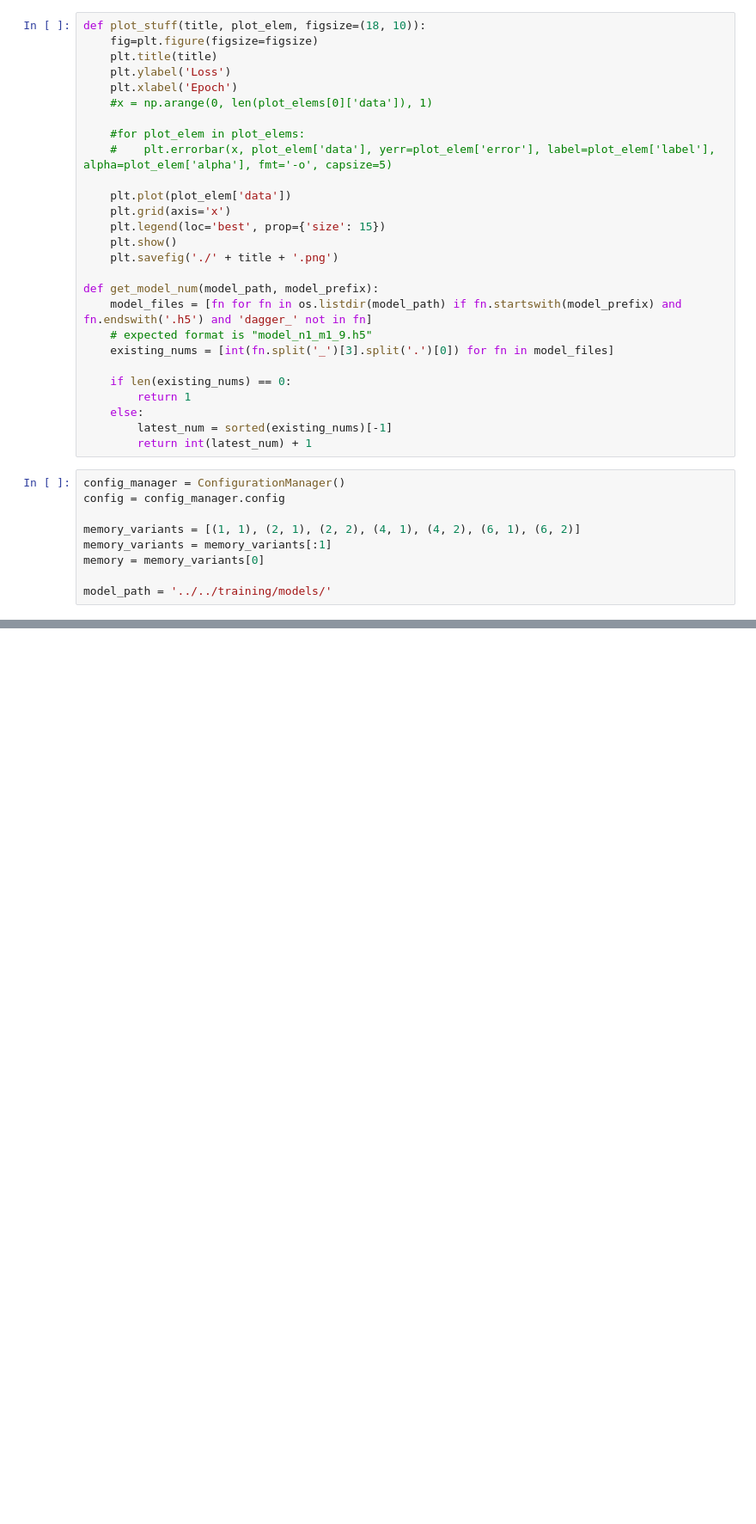
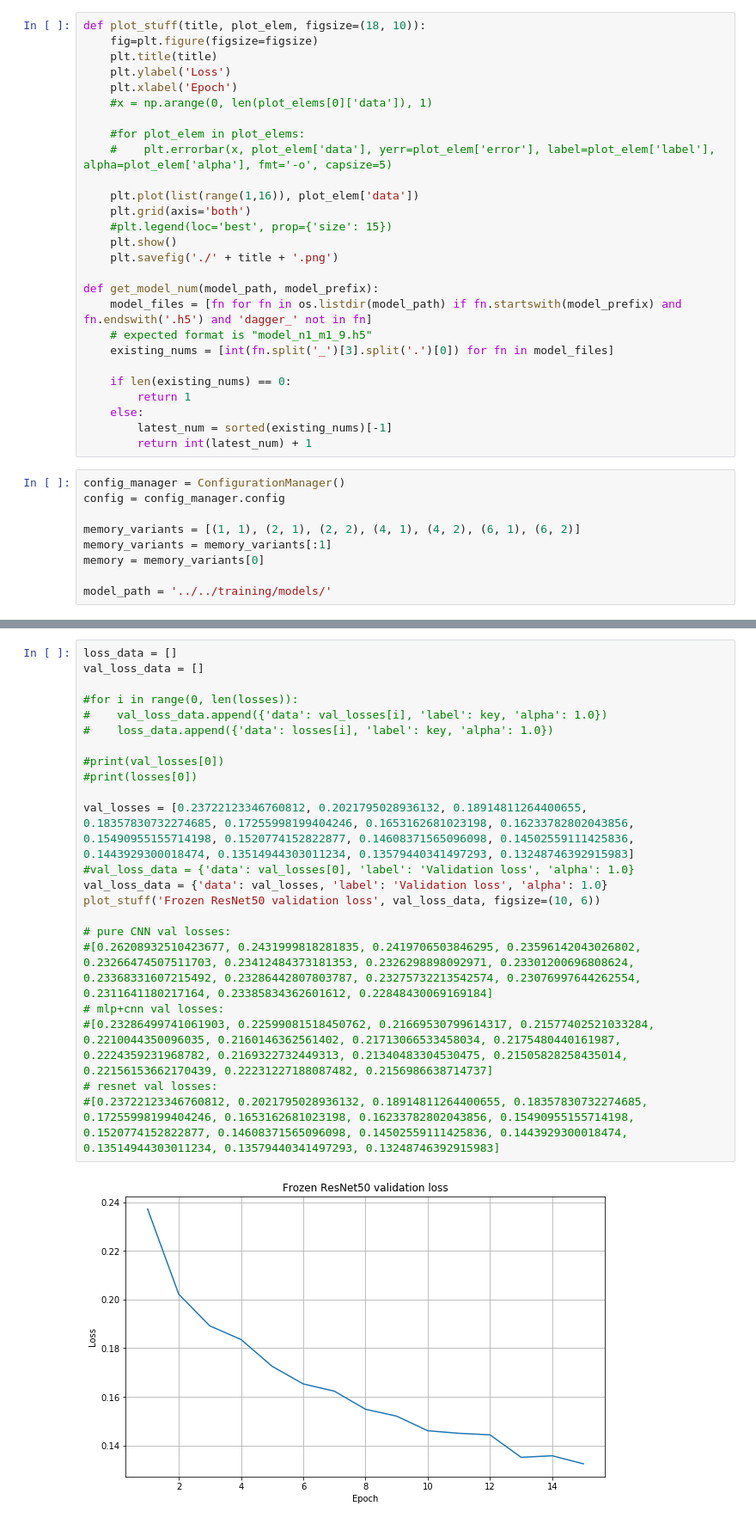
Before and after one commit to martinliivak/RCSnail-AI, a Jupyter notebook: notebooks/training_ground.ipynb, the cells around one changed output, grey strips where cells are left out. Shown at 86% size. Saved outputs shown, nothing was run; the diff lists cells and outputs as text; blank space fills up the shorter version.

```diff
--- a/notebooks/training_ground.ipynb
+++ b/notebooks/training_ground.ipynb
@@ -40,9 +40,9 @@ def plot_stuff(title, plot_elem, figsize=(18, 10)):
     #for plot_elem in plot_elems:
     #    plt.errorbar(x, plot_elem['data'], yerr=plot_elem['error'], label=plot_elem['label'], alpha=plot_elem['alpha'], fmt='-o', capsize=5)
 
-    plt.plot(plot_elem['data'])
-    plt.grid(axis='x')
-    plt.legend(loc='best', prop={'size': 15})
+    plt.plot(list(range(1,16)), plot_elem['data'])
+    plt.grid(axis='both')
+    #plt.legend(loc='best', prop={'size': 15})
     plt.show()
     plt.savefig('./' + title + '.png')
 
@@ -252,0 +215,24 @@ No handles with labels found to put in legend.
+# %%
+loss_data = []
+val_loss_data = []
+
+#for i in range(0, len(losses)):
+#    val_loss_data.append({'data': val_losses[i], 'label': key, 'alpha': 1.0})
+#    loss_data.append({'data': losses[i], 'label': key, 'alpha': 1.0})
+
+#print(val_losses[0])
+#print(losses[0])
+
+val_losses = [0.23722123346760812, 0.2021795028936132, 0.18914811264400655, 0.18357830732274685, 0.17255998199404246, 0.1653162681023198, 0.16233782802043856, 0.15490955155714198, 0.1520774152822877, 0.14608371565096098, 0.14502559111425836, 0.1443929300018474, 0.13514944303011234, 0.13579440341497293, 0.13248746392915983]
+#val_loss_data = {'data': val_losses[0], 'label': 'Validation loss', 'alpha': 1.0}
+val_loss_data = {'data': val_losses, 'label': 'Validation loss', 'alpha': 1.0}
+plot_stuff('Frozen ResNet50 validation loss', val_loss_data, figsize=(10, 6))
+
+# pure CNN val losses:
+#[0.26208932510423677, 0.2431999818281835, 0.2419706503846295, 0.23596142043026802, 0.23266474507511703, 0.23412484373181353, 0.2326298898092971, 0.23301200696808624, 0.23368331607215492, 0.23286442807803787, 0.23275732213542574, 0.23076997644262554, 0.2311641180217164, 0.23385834362601612, 0.22848430069169184]
+# mlp+cnn val losses:
+#[0.23286499741061903, 0.22599081518450762, 0.21669530799614317, 0.21577402521033284, 0.2210044350096035, 0.2160146362561402, 0.21713066533458034, 0.2175480440161987, 0.2224359231968782, 0.2169322732449313, 0.21340483304530475, 0.21505828258435014, 0.22156153662170439, 0.22231227188087482, 0.2156986638714737]
+# resnet val losses:
+#[0.23722123346760812, 0.2021795028936132, 0.18914811264400655, 0.18357830732274685, 0.17255998199404246, 0.1653162681023198, 0.16233782802043856, 0.15490955155714198, 0.1520774152822877, 0.14608371565096098, 0.14502559111425836, 0.1443929300018474, 0.13514944303011234, 0.13579440341497293, 0.13248746392915983]
+# %% [output]
+[figure, added]
```
Also changed, not shown: parts of 4 cells of this notebook, 4 other files.
